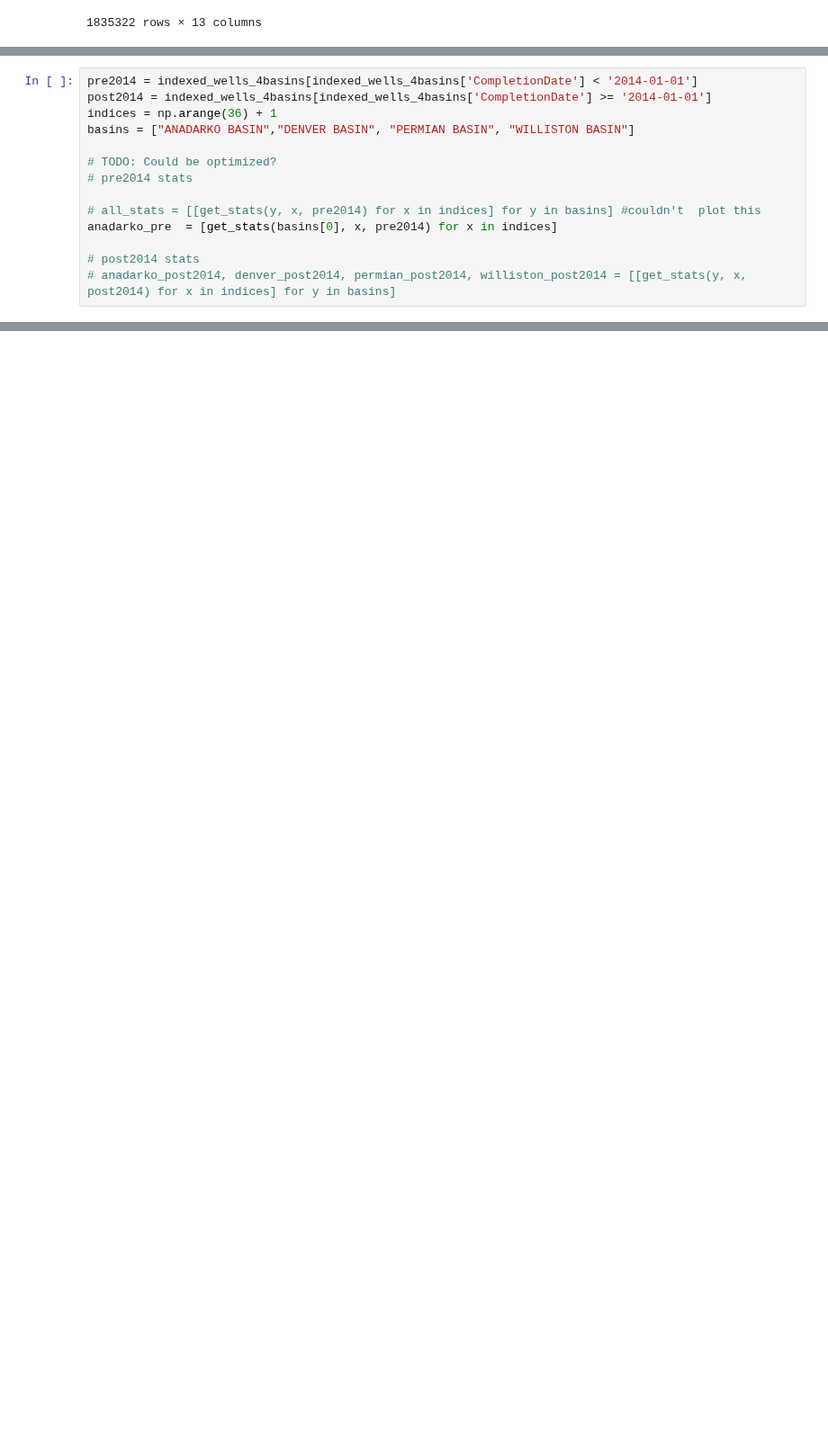
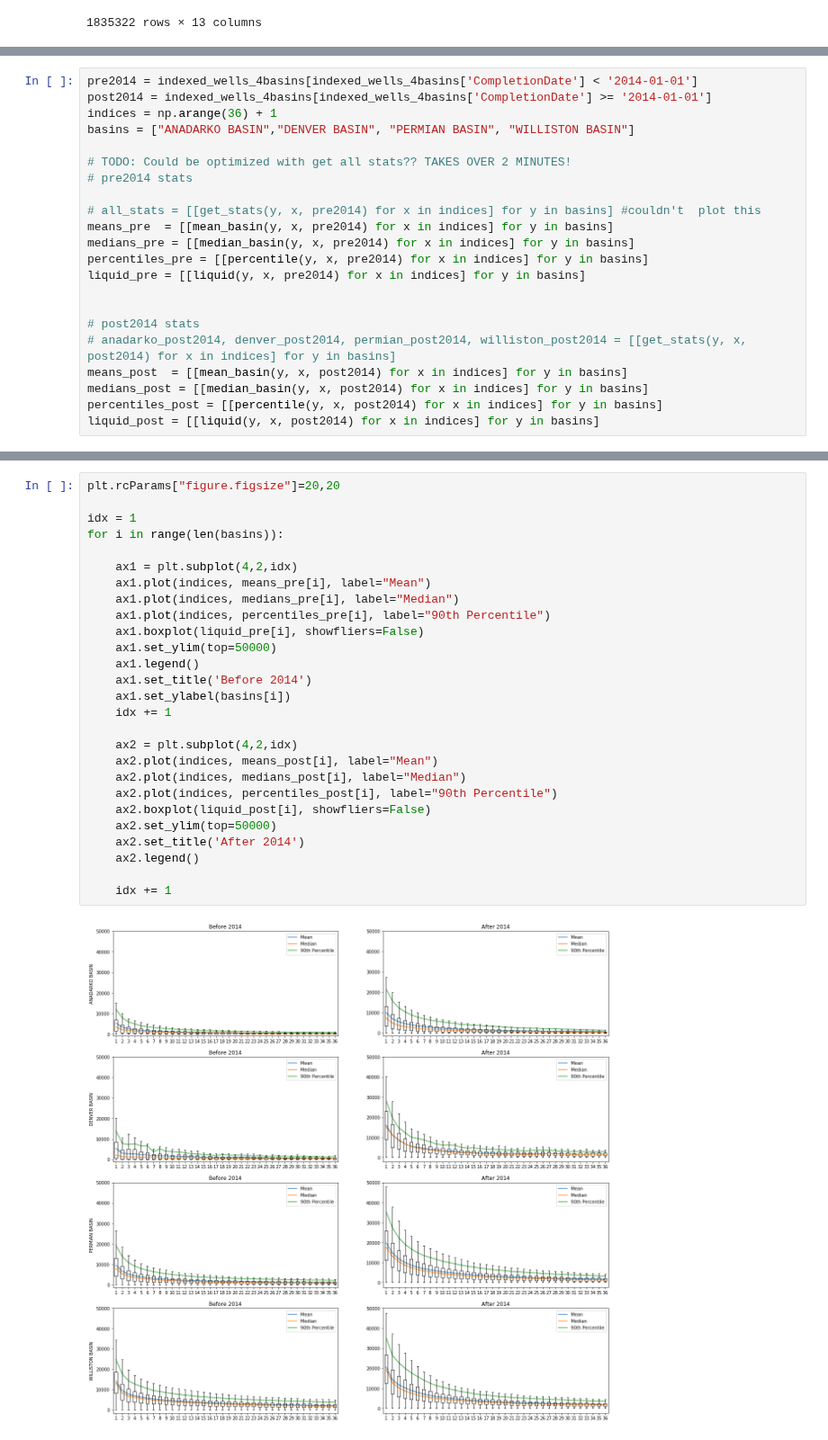
Before and after one commit to NourhanKhaled/DataScience-Project, a Jupyter notebook: Milestone1/Milestone_1.ipynb, the cells around one changed output, grey strips where cells are left out. Shown at 90% size. Drawn from its saved outputs; the diff is of its cells as text; blank space fills up the shorter version.

Commit message:
plot 1 done, needs optimization

```diff
--- a/Milestone1/Milestone_1.ipynb
+++ b/Milestone1/Milestone_1.ipynb
@@ -121,11 +137,19 @@ post2014 = indexed_wells_4basins[indexed_wells_4basins['CompletionDate'] >= '201
 indices = np.arange(36) + 1
 basins = ["ANADARKO BASIN","DENVER BASIN", "PERMIAN BASIN", "WILLISTON BASIN"]
 
-# TODO: Could be optimized?
+# TODO: Could be optimized with get all stats?? TAKES OVER 2 MINUTES!
 # pre2014 stats
 
 # all_stats = [[get_stats(y, x, pre2014) for x in indices] for y in basins] #couldn't  plot this
-anadarko_pre  = [get_stats(basins[0], x, pre2014) for x in indices]
+means_pre  = [[mean_basin(y, x, pre2014) for x in indices] for y in basins]
+medians_pre = [[median_basin(y, x, pre2014) for x in indices] for y in basins]
+percentiles_pre = [[percentile(y, x, pre2014) for x in indices] for y in basins]
+liquid_pre = [[liquid(y, x, pre2014) for x in indices] for y in basins]
+
 
 # post2014 stats
 # anadarko_post2014, denver_post2014, permian_post2014, williston_post2014 = [[get_stats(y, x, post2014) for x in indices] for y in basins]
+means_post  = [[mean_basin(y, x, post2014) for x in indices] for y in basins]
+medians_post = [[median_basin(y, x, post2014) for x in indices] for y in basins]
+percentiles_post = [[percentile(y, x, post2014) for x in indices] for y in basins]
+liquid_post = [[liquid(y, x, post2014) for x in indices] for y in basins]
@@ -161,0 +156,29 @@ SyntaxError: invalid syntax (<ipython-input-170-06297545d6d8>, line 1)
+# %%
+plt.rcParams["figure.figsize"]=20,20
+
+idx = 1
+for i in range(len(basins)):
+
+    ax1 = plt.subplot(4,2,idx)
+    ax1.plot(indices, means_pre[i], label="Mean")
+    ax1.plot(indices, medians_pre[i], label="Median")
+    ax1.plot(indices, percentiles_pre[i], label="90th Percentile")
+    ax1.boxplot(liquid_pre[i], showfliers=False)
+    ax1.set_ylim(top=50000)
+    ax1.legend()
+    ax1.set_title('Before 2014')
+    ax1.set_ylabel(basins[i])
+    idx += 1
+
+    ax2 = plt.subplot(4,2,idx)
+    ax2.plot(indices, means_post[i], label="Mean")
+    ax2.plot(indices, medians_post[i], label="Median")
+    ax2.plot(indices, percentiles_post[i], label="90th Percentile")
+    ax2.boxplot(liquid_post[i], showfliers=False)
+    ax2.set_ylim(top=50000)
+    ax2.set_title('After 2014')
+    ax2.legend()
+
+    idx += 1
+# %% [output]
+[figure, added]
```
Also changed, not shown: parts of 6 cells of this notebook.
